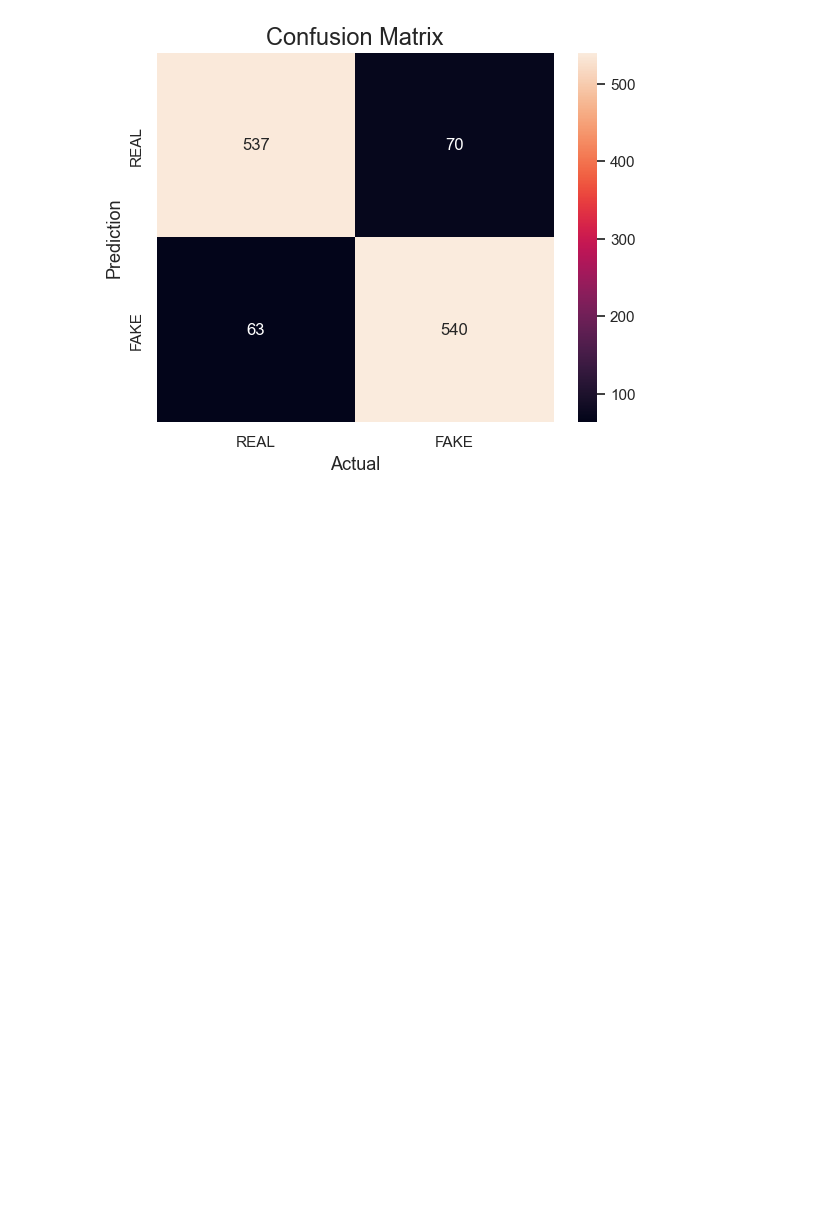
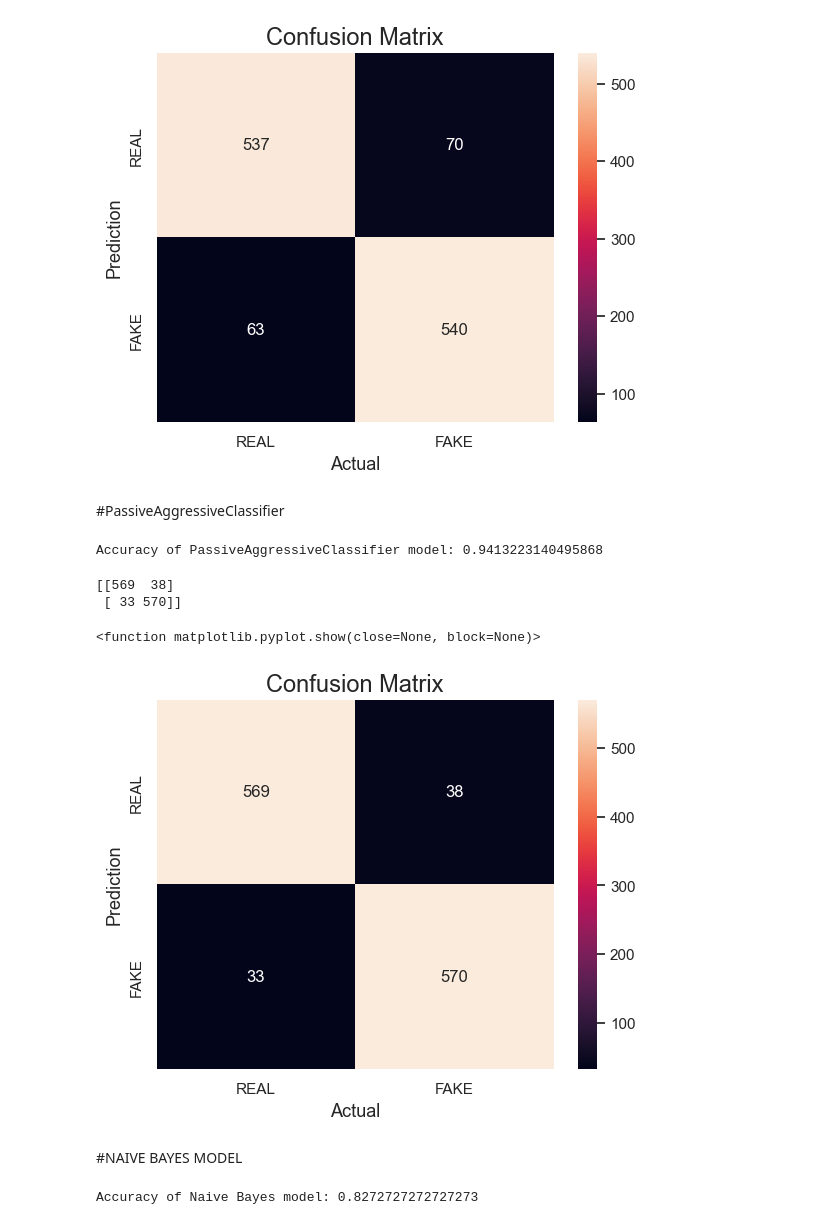
Before and after one commit to bandhavi2913/Fake-news-detection, a Jupyter notebook: Fake news detection.ipynb, the cells around one changed output. Drawn from its saved outputs; the diff is of its cells as text; code cells hidden in the pictures; blank space fills up the shorter version.

Commit message:
modelling

```diff
--- a/Fake news detection.ipynb
+++ b/Fake news detection.ipynb
@@ -558,3 +556,5 @@ plt.show
 # %% [output]
 <function matplotlib.pyplot.show(close=None, block=None)>
 [figure]
+# %% [markdown]
+#PassiveAggressiveClassifier
@@ -560,0 +564,33 @@ plt.show
+# %%
+#fitting the model
+pac=PassiveAggressiveClassifier(max_iter=50)
+model4=pac.fit(x_train,y_train)
+y_pred=model4.predict(x_test)
+# %%
+#caluculating accuracy
+accuracy4=accuracy_score(y_test,y_pred)
+print("Accuracy of PassiveAggressiveClassifier model:",accuracy4)
+# %% [output]
+Accuracy of PassiveAggressiveClassifier model: 0.9413223140495868
+# %%
+#confusion matrix
+cm=confusion_matrix(y_test,y_pred)
+print(cm)
+# %% [output]
+[[569  38]
+ [ 33 570]]
+# %%
+sns.heatmap(cm,
+            annot=True,
+            fmt='g',
+            xticklabels=['REAL','FAKE'],
+            yticklabels=['REAL','FAKE'])
+plt.ylabel('Prediction',fontsize=13)
+plt.xlabel('Actual',fontsize=13)
+plt.title('Confusion Matrix',fontsize=17)
+plt.show
+# %% [output]
+<function matplotlib.pyplot.show(close=None, block=None)>
+[figure, added]
+# %% [markdown]
+#NAIVE BAYES MODEL
@@ -560,0 +603,6 @@ plt.show
+# %%
+#caluculating accuracy
+accuracy5=accuracy_score(y_test,y_pred)
+print("Accuracy of Naive Bayes model:",accuracy5)
+# %% [output]
+Accuracy of Naive Bayes model: 0.8272727272727273
```
Also changed, not shown: parts of 13 cells of this notebook.
